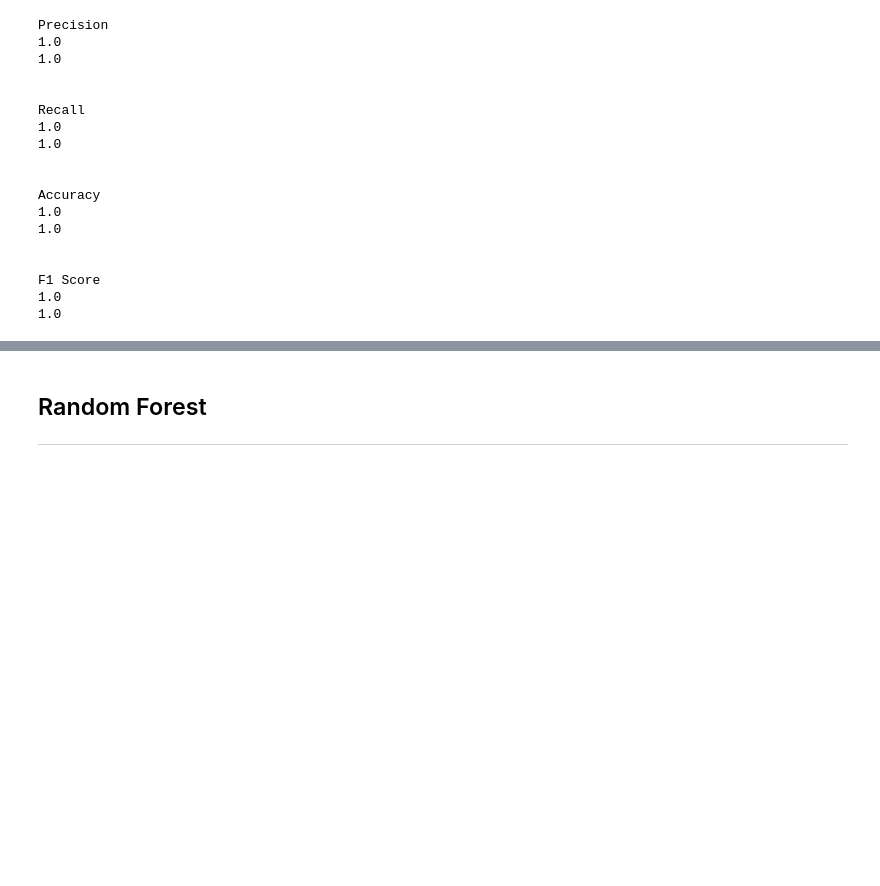
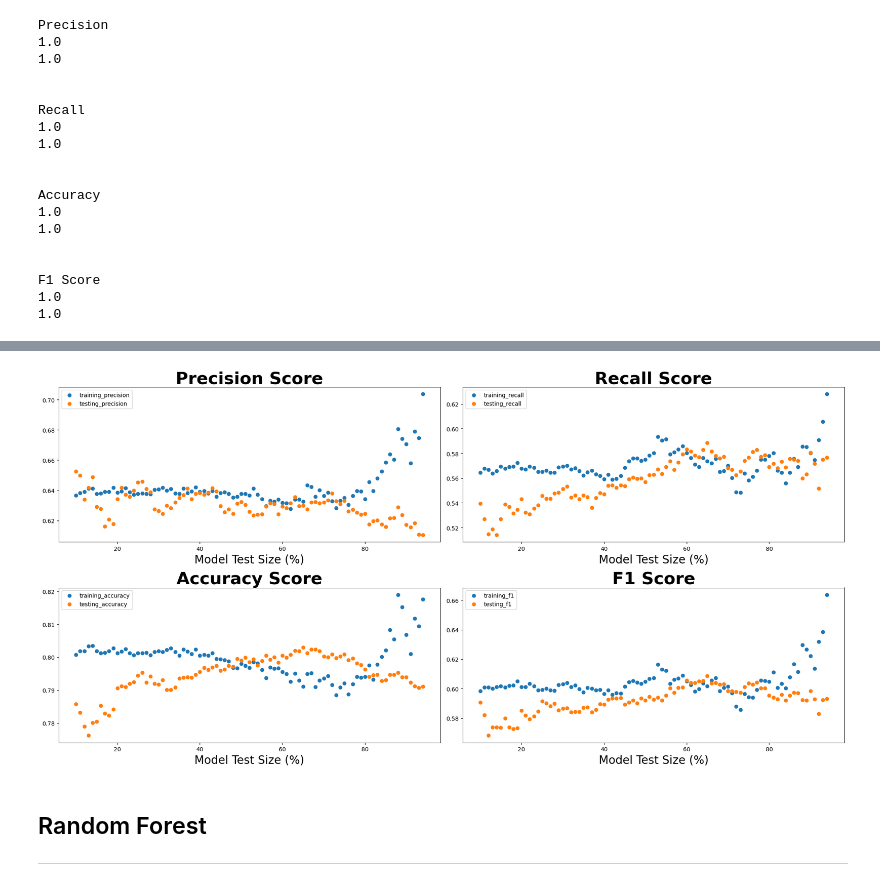
Before and after one commit to rickashb/BigDataAnalytics, a Jupyter notebook: bigdproject.ipynb, the cells around one changed output, grey strips where cells are left out. Cells and saved outputs as stored; diff of their text form; code cells hidden in the pictures; blank space fills up the shorter version.

```diff
--- a/bigdproject.ipynb
+++ b/bigdproject.ipynb
@@ -623,3 +705,72 @@ F1 Score
+# %%
+# Create an empty list for each of the 4 classification metrics (Precision/Recall/Accuracy/F1-Score)
+training_precision = []
+testing_precision = []
+training_recall = []
+testing_recall = []
+training_accuracy = []
+testing_accuracy = []
+training_f1 = []
+testing_f1 = []
+
+    # Iterate through a range of test_sizes to use for our logistic regression, using same parameters as our first logistic regression in our notebook. Append each respective result metric to its respective list.
+for i in range(10, 95):
+    X_train, X_test, y_train, y_test = train_test_split(X, y, test_size=i/100.0, random_state = 33)
+    logreg = LogisticRegression(fit_intercept=False, C=1e25, solver='liblinear')
+    model_log = logreg.fit(X_train, y_train)
+    y_hat_test = logreg.predict(X_test)
+    y_hat_train = logreg.predict(X_train)
+
+    training_precision.append(precision_score(y_train, y_hat_train))
+    testing_precision.append(precision_score(y_test, y_hat_test))
+    training_recall.append(recall_score(y_train, y_hat_train))
+    testing_recall.append(recall_score(y_test, y_hat_test))
+    training_accuracy.append(accuracy_score(y_train, y_hat_train))
+    testing_accuracy.append(accuracy_score(y_test, y_hat_test))
+    training_f1.append(f1_score(y_train, y_hat_train))
+    testing_f1.append(f1_score(y_test, y_hat_test))
+
+    # Use subplots to create a scatter plot of each of the 4 metrics.
+plt.figure(figsize = (20, 10))
+plt.subplot(221)
+plt.title('Precision Score', fontweight = 'bold', fontsize = 30)
+    # Scatter plot training precision list
+plt.scatter(list(range(10, 95)), training_precision, label='training_precision')
+    # Scatte4r plot test precision list
+plt.scatter(list(range(10, 95)), testing_precision, label='testing_precision')
+plt.xlabel('Model Test Size (%)', fontsize = 20)
+plt.legend(loc = 'best')
+
+plt.subplot(222)
+plt.title('Recall Score', fontweight = 'bold', fontsize = 30)
+    # Scatter plot training recall list
+plt.scatter(list(range(10, 95)), training_recall, label='training_recall')
+    # Scatter plot test recall list
+plt.scatter(list(range(10, 95)), testing_recall, label='testing_recall')
+plt.xlabel('Model Test Size (%)', fontsize = 20)
+plt.legend(loc = 'best')
+
+plt.subplot(223)
+plt.title('Accuracy Score', fontweight = 'bold', fontsize = 30)
+    # Scatter plot training accuracy list
+plt.scatter(list(range(10, 95)), training_accuracy, label='training_accuracy')
+    # Scatter plot test accuracy list
+plt.scatter(list(range(10, 95)), testing_accuracy, label='testing_accuracy')
+plt.xlabel('Model Test Size (%)', fontsize = 20)
+plt.legend(loc = 'best')
+
+plt.subplot(224)
+plt.title('F1 Score', fontweight = 'bold', fontsize = 30)
+    # Scatter plot training f1-score list
+plt.scatter(list(range(10, 95)), training_f1, label='training_f1')
+    # Scatter plot testing f1-score list
+plt.scatter(list(range(10, 95)), testing_f1, label='testing_f1')
+plt.xlabel('Model Test Size (%)', fontsize = 20)
+plt.legend(loc = 'best')
+
+plt.tight_layout()
+# %% [output]
+[figure, added]
 # %% [markdown]
 ## Random Forest
 ***
```
Also changed, not shown: parts of 17 cells of this notebook.
